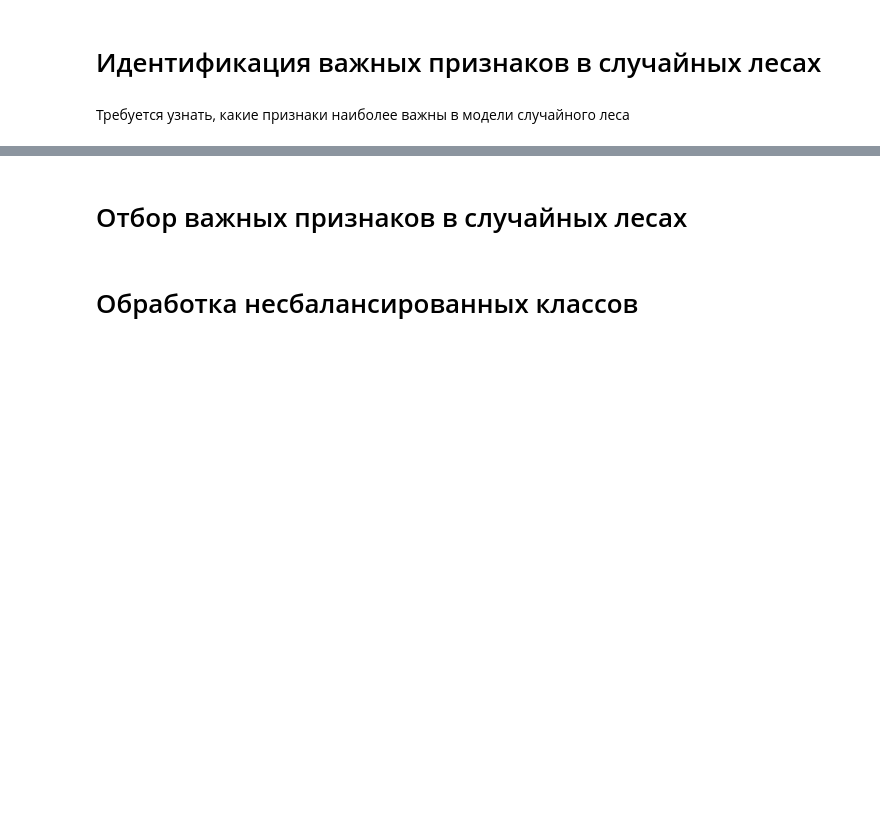
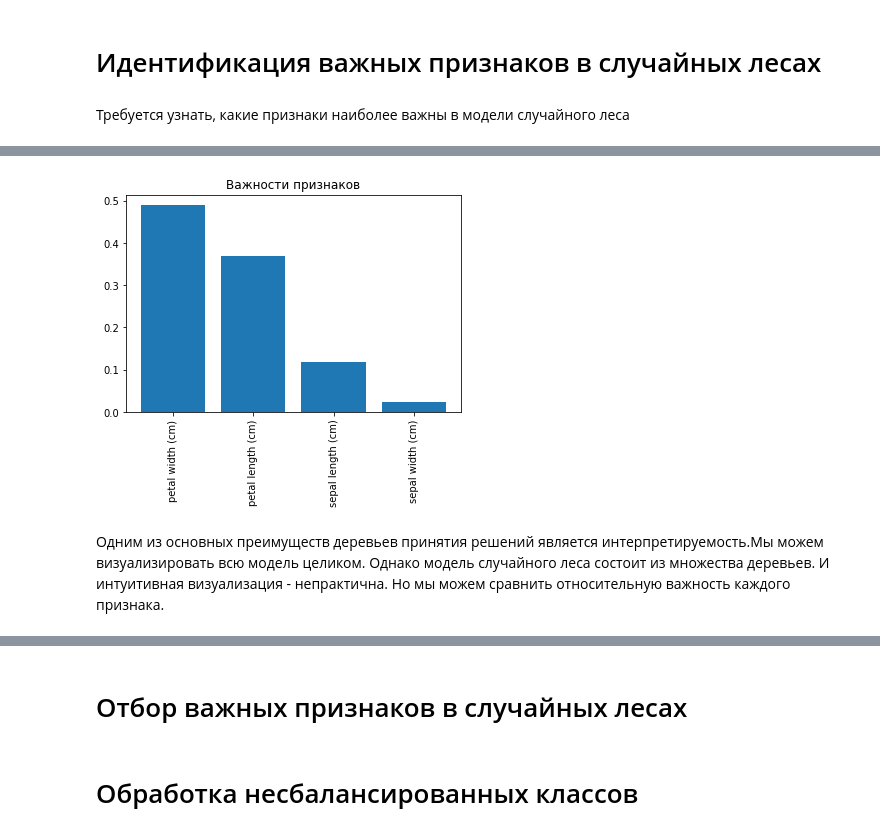
Before and after one commit to jkDina/Chris_Albon_ml, a Jupyter notebook: Глава 14 Деревья и леса(МО Крис Элбон).ipynb, the cells around one changed output, grey strips where cells are left out. Drawn from its saved outputs; the diff is of its cells as text; code cells hidden in the pictures; blank space fills up the shorter version.

```diff
--- a/Глава 14 Деревья и леса(МО Крис Элбон).ipynb
+++ b/Глава 14 Деревья и леса(МО Крис Элбон).ipynb
@@ -270,0 +312,27 @@ n_estimators - задает количество деревьев решений
+# %%
+#натренировать модель
+model = randomforest.fit(features, target)
+# %%
+#вычислить важности признаков в нисходящем порядке
+importances = model.feature_importances_
+# %%
+#отсортировать важности признаков в нисходящем порядке
+indices = np.argsort(importances)[::-1]
+# %%
+#перераспределить имена признаков, чтобы они совпадали с отсортированными важностями признаков
+names = [iris.feature_names[i] for i in indices]
+# %%
+#создать график
+plt.figure()
+#создать заголовок графика
+plt.title("Важности признаков")
+#добавить столбики
+plt.bar(range(features.shape[1]), importances[indices])
+#добавить имена признаков как метки оси x
+plt.xticks(range(features.shape[1]), names, rotation=90)
+#показать график
+plt.show()
+# %% [output]
+[figure, added]
+# %% [markdown]
+Одним из основных преимуществ деревьев принятия решений является интерпретируемость.Мы можем визуализировать всю модель целиком. Однако модель случайного леса состоит из множества деревьев. И интуитивная визуализация - непрактична. Но мы можем сравнить относительную важность каждого признака.
```
Also changed, not shown: parts of 16 cells of this notebook, 1 other file.
